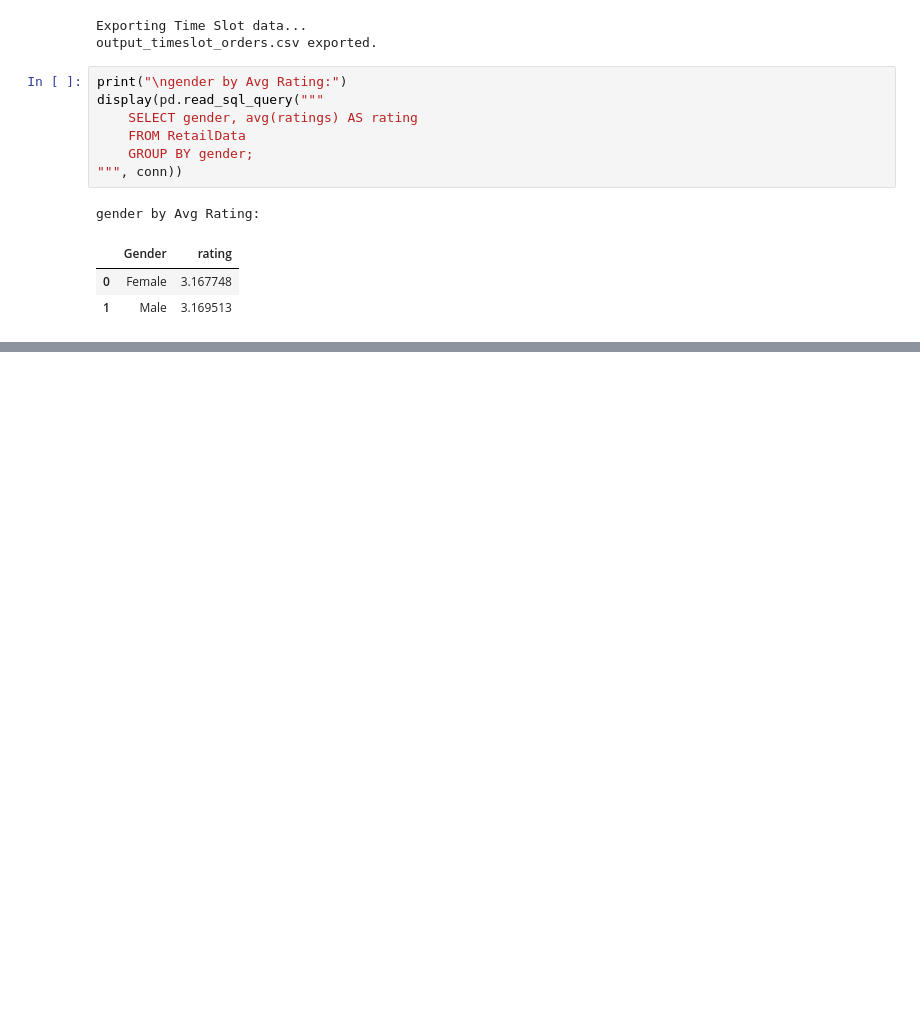
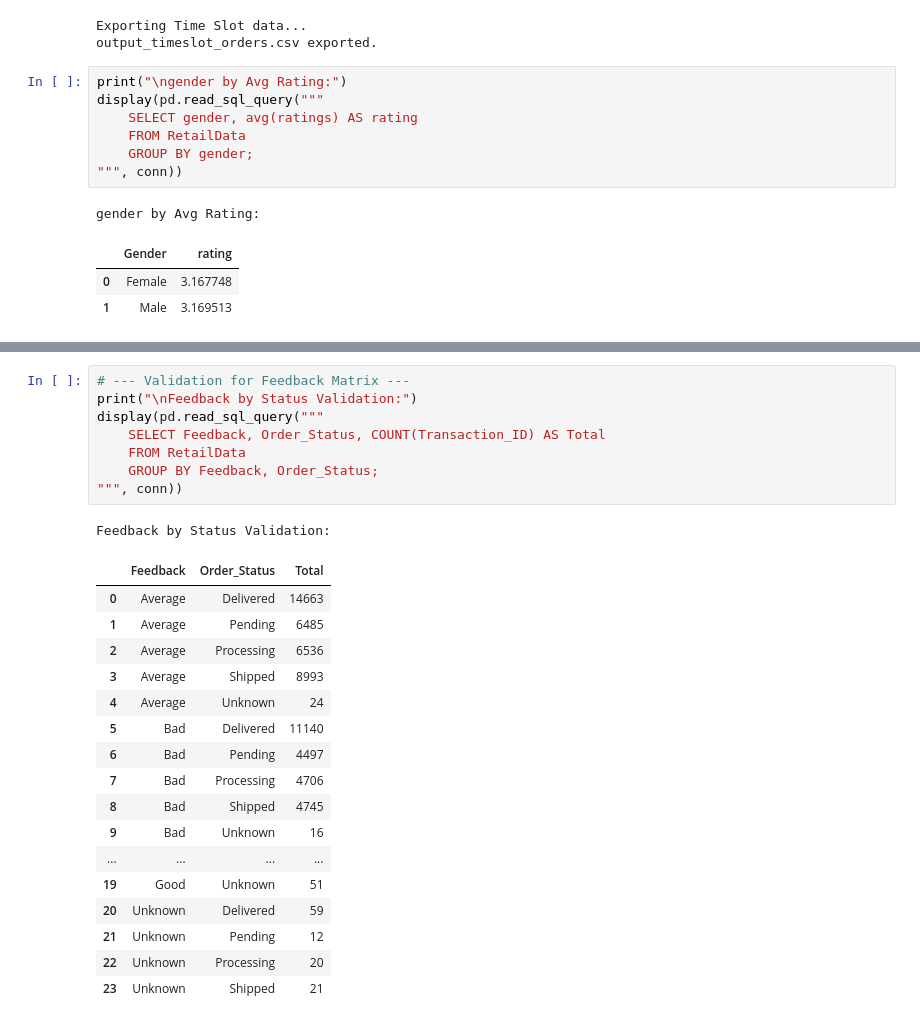
Before and after one commit to pranav444444/MinorProject_Sem7_Customer-Preference-and-Trend-Analytics-for-the-Retail-Sector, a Jupyter notebook: sample_retail_sales (2).ipynb, the cells around one changed output, grey strips where cells are left out. Drawn from its saved outputs; the diff is of its cells as text; blank space fills up the shorter version.

Commit message:
Performed data validation checks of various KPI's and chart values generated by power bi with SQL queries for all 4 dashboards

```diff
--- a/sample_retail_sales (2).ipynb
+++ b/sample_retail_sales (2).ipynb
@@ -2327,0 +2906,27 @@ gender by Avg Rating:
+# %%
+# --- Validation for Feedback Matrix ---
+print("\nFeedback by Status Validation:")
+display(pd.read_sql_query("""
+    SELECT Feedback, Order_Status, COUNT(Transaction_ID) AS Total
+    FROM RetailData
+    GROUP BY Feedback, Order_Status;
+""", conn))
+# %% [output]
+Feedback by Status Validation:
+|  | Feedback | Order_Status | Total |
+| 0 | Average | Delivered | 14663 |
+| 1 | Average | Pending | 6485 |
+| 2 | Average | Processing | 6536 |
+| 3 | Average | Shipped | 8993 |
+| 4 | Average | Unknown | 24 |
+| 5 | Bad | Delivered | 11140 |
+| 6 | Bad | Pending | 4497 |
+| 7 | Bad | Processing | 4706 |
+| 8 | Bad | Shipped | 4745 |
+| 9 | Bad | Unknown | 16 |
+| ... | ... | ... | ... |
+| 19 | Good | Unknown | 51 |
+| 20 | Unknown | Delivered | 59 |
+| 21 | Unknown | Pending | 12 |
+| 22 | Unknown | Processing | 20 |
+| 23 | Unknown | Shipped | 21 |
```
Also changed, not shown: parts of 42 cells of this notebook, 2 other files.
